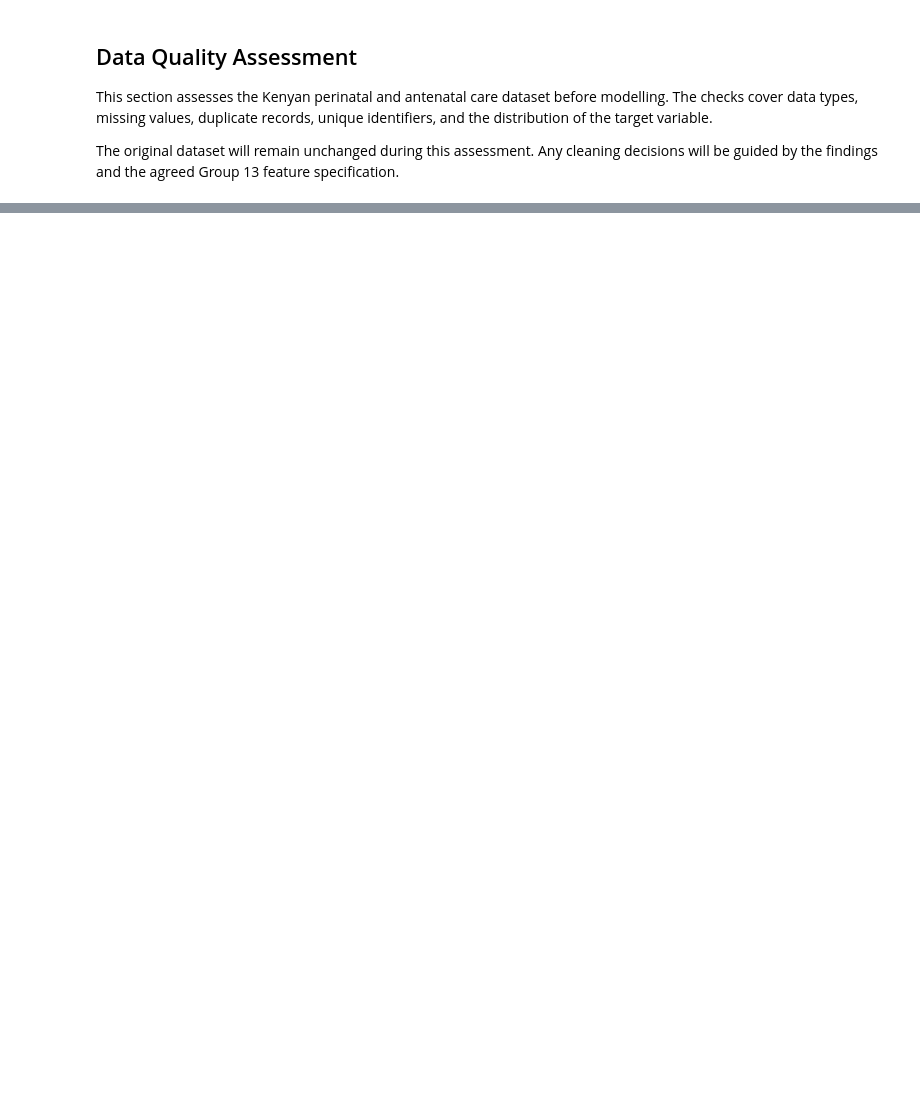
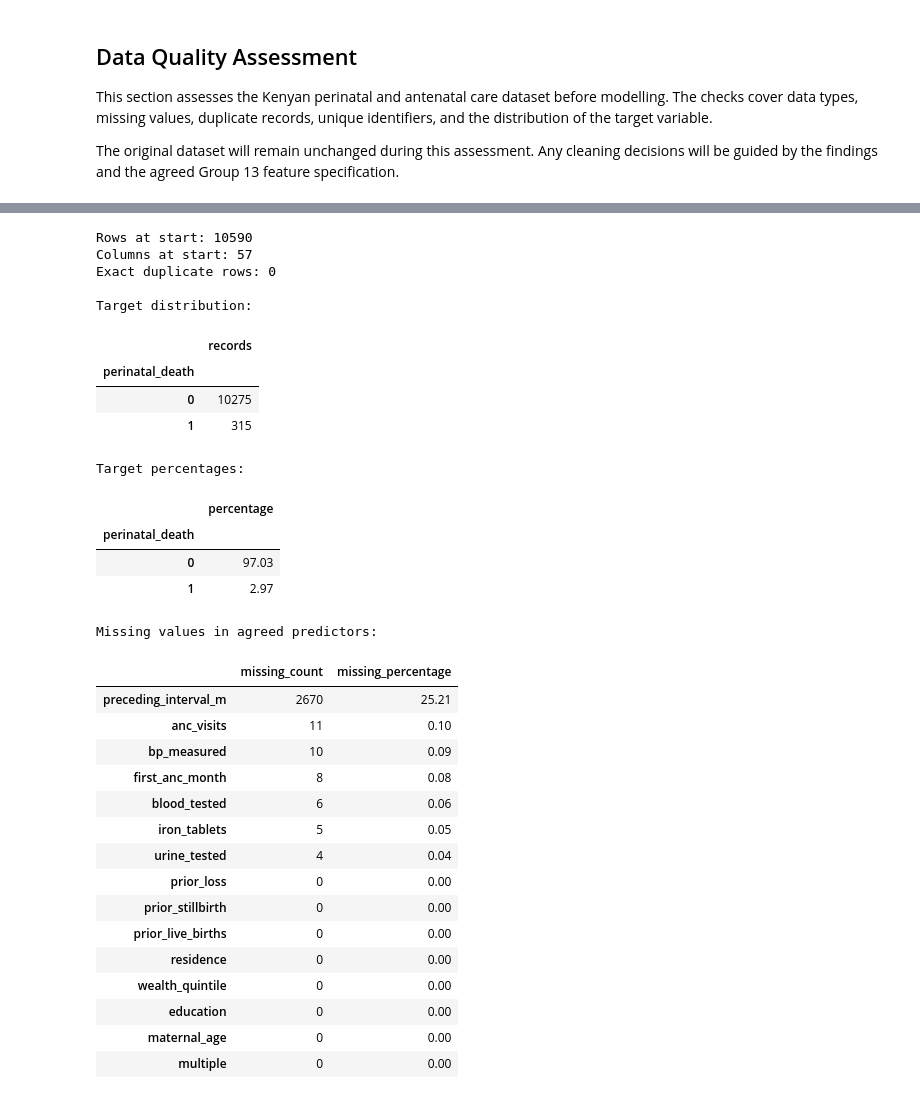
Before and after one commit to Ted-star7/Perinatal-risk, a Jupyter notebook: ml/notebooks/kenya/eda_perinatal_anc.ipynb, the cells around one changed output, grey strips where cells are left out. Drawn from its saved outputs; the diff is of its cells as text; code cells hidden in the pictures; blank space fills up the shorter version.

Commit message:
Complete Kenya perinatal ANC EDA and cleaning

```diff
--- a/ml/notebooks/kenya/eda_perinatal_anc.ipynb
+++ b/ml/notebooks/kenya/eda_perinatal_anc.ipynb
@@ -853,0 +1474,55 @@ The initial audit confirms that the dataset contains the required predictors and
+# %%
+EXPECTED_ROWS = len(df_raw)
+
+print("Rows at start:", EXPECTED_ROWS)
+print("Columns at start:", df_clean.shape[1])
+print("Exact duplicate rows:", df_clean.duplicated().sum())
+
+print("\nTarget distribution:")
+display(df_clean[TARGET].value_counts(dropna=False).sort_index().rename("records").to_frame())
+
+print("\nTarget percentages:")
+display(
+    (df_clean[TARGET].value_counts(normalize=True, dropna=False)
+     .sort_index().mul(100).round(2).rename("percentage").to_frame())
+)
+
+print("\nMissing values in agreed predictors:")
+display(
+    pd.DataFrame({
+        "missing_count": df_clean[MODEL_PREDICTORS].isna().sum(),
+        "missing_percentage": (df_clean[MODEL_PREDICTORS].isna().mean() * 100).round(2),
+    }).sort_values("missing_count", ascending=False)
+)
+# %% [output]
+Rows at start: 10590
+Columns at start: 57
+Exact duplicate rows: 0
+
+Target distribution:
+|  | records |
+| perinatal_death |  |
+| 0 | 10275 |
+| 1 | 315 |
+Target percentages:
+|  | percentage |
+| perinatal_death |  |
+| 0 | 97.03 |
+| 1 | 2.97 |
+Missing values in agreed predictors:
+|  | missing_count | missing_percentage |
+| preceding_interval_m | 2670 | 25.21 |
+| anc_visits | 11 | 0.10 |
+| bp_measured | 10 | 0.09 |
+| first_anc_month | 8 | 0.08 |
+| blood_tested | 6 | 0.06 |
+| iron_tablets | 5 | 0.05 |
+| urine_tested | 4 | 0.04 |
+| prior_loss | 0 | 0.00 |
+| prior_stillbirth | 0 | 0.00 |
+| prior_live_births | 0 | 0.00 |
+| residence | 0 | 0.00 |
+| wealth_quintile | 0 | 0.00 |
+| education | 0 | 0.00 |
+| maternal_age | 0 | 0.00 |
+| multiple | 0 | 0.00 |
```
Also changed, not shown: parts of 58 cells of this notebook.
